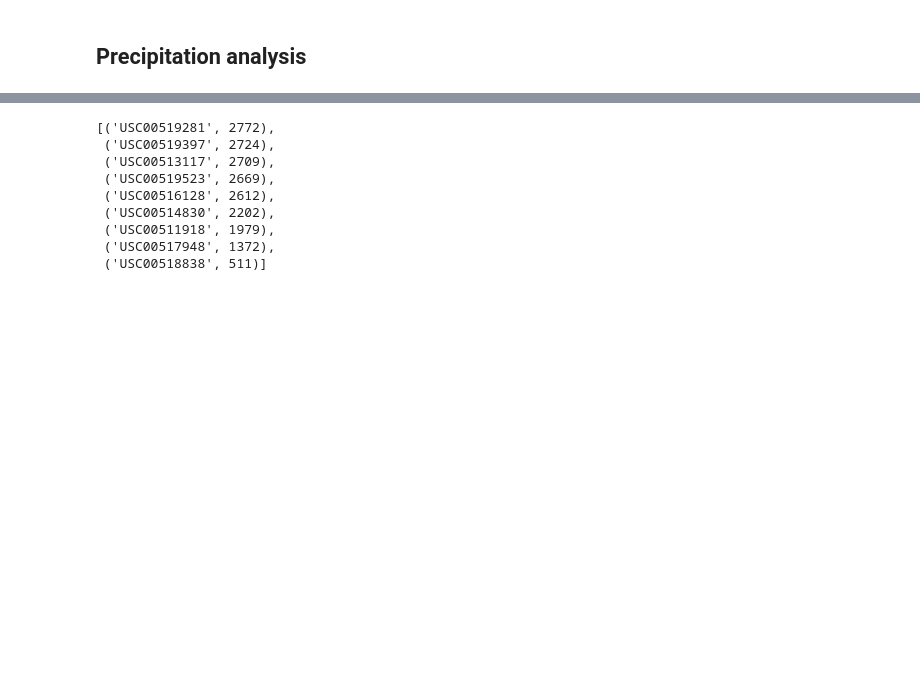
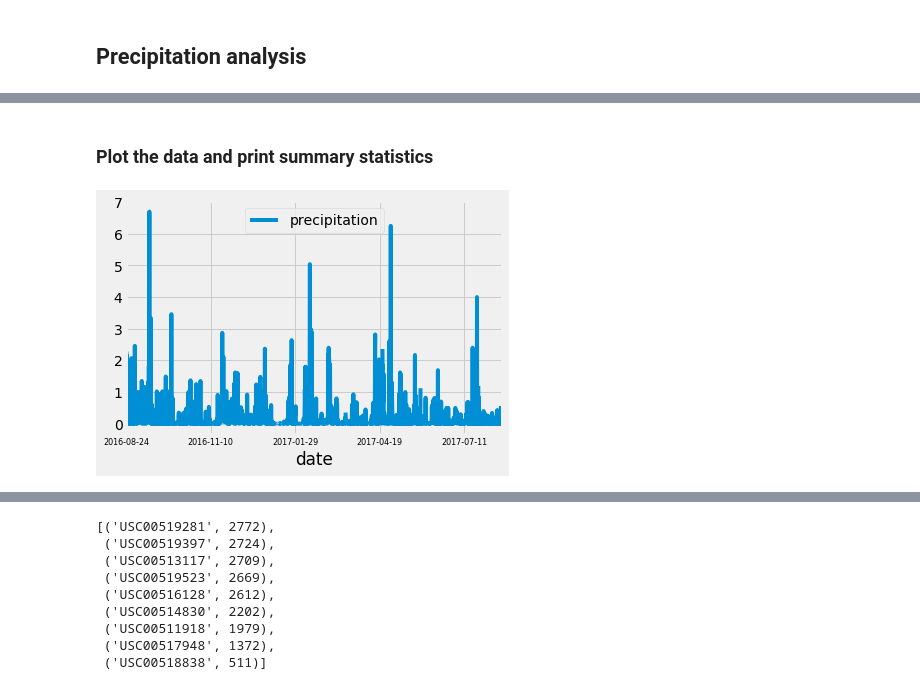
Before and after one commit to dpkeyes/Hawaii-Weather-Analysis-SQLAlchemy, a Jupyter notebook: climate_starter.ipynb, the cells around one changed output, grey strips where cells are left out. Cells and saved outputs as stored; diff of their text form; code cells hidden in the pictures; blank space fills up the shorter version.

Commit message:
finished query nonoptional part of hw

```diff
--- a/climate_starter.ipynb
+++ b/climate_starter.ipynb
@@ -108,16 +105,8 @@ end_date = dt.datetime.strptime(end_date, '%Y-%m-%d')
 start_date = dt.datetime(end_date.year - 1, end_date.month, end_date.day)
 
 # Query for the last 12 months of precipitation data and save it into a dataframe, set index to date column
-######################
-###################### START HERE!!!! (Function below breaks, look up how to import data from query into df)
-
-prcp_df = session.query(Measurement.date, Measurement.prcp).\
+results = session.query(Measurement.date, Measurement.prcp).\
                 filter(and_(Measurement.date >= start_date, Measurement.date <= end_date)).\
                 order_by(Measurement.date).all()
 
-prcp_df
-
-
-# Sort the dataframe by date
-
-# Use Pandas Plotting with Matplotlib to plot the data
+prcp_df = pd.DataFrame(results, columns=['date', 'precipitation']).set_index('date')
@@ -144,2 +113,11 @@ prcp_df
+# %% [markdown]
+### Plot the data and print summary statistics
+# %%
+# Use Pandas Plotting with Matplotlib to plot the data
+prcp_df.plot()
+plt.xticks(fontsize=8)
+plt.show()
+# %% [output]
+[figure, added]
 # %%
 # Use Pandas to calcualte the summary statistics for the precipitation data
```
Also changed, not shown: parts of 22 cells of this notebook.
